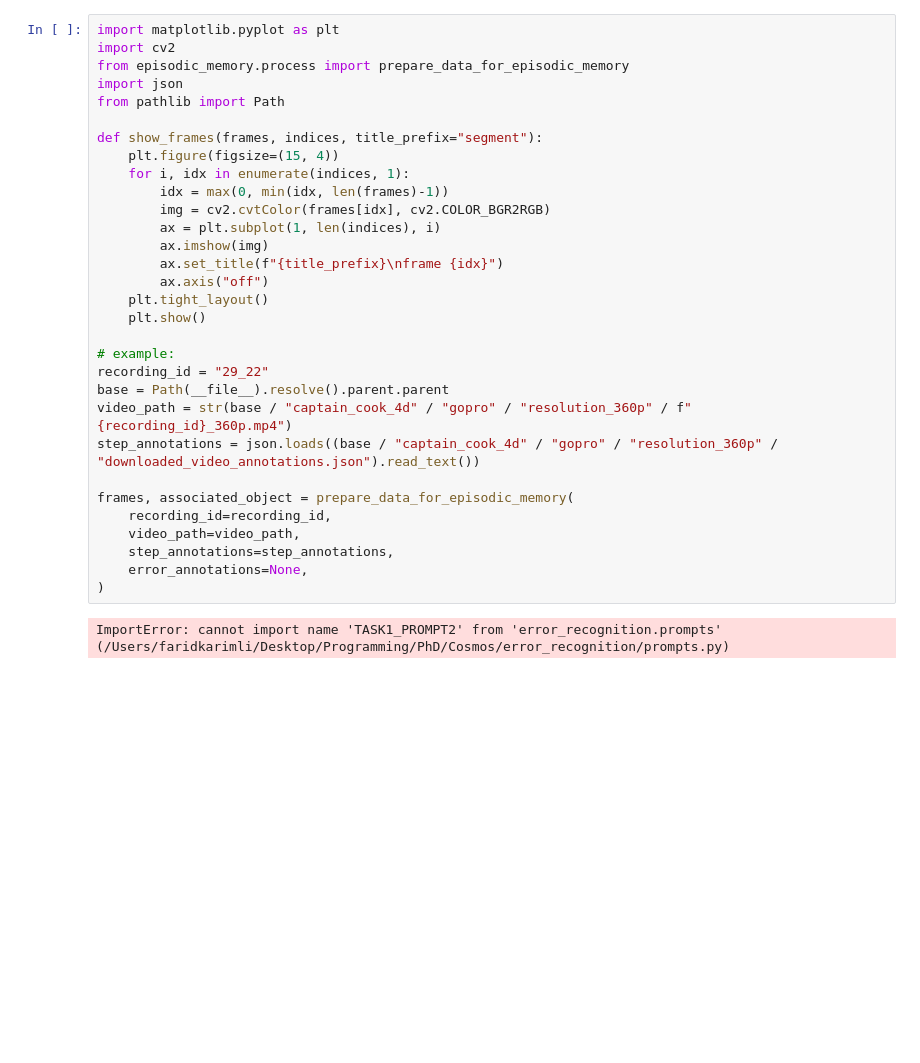
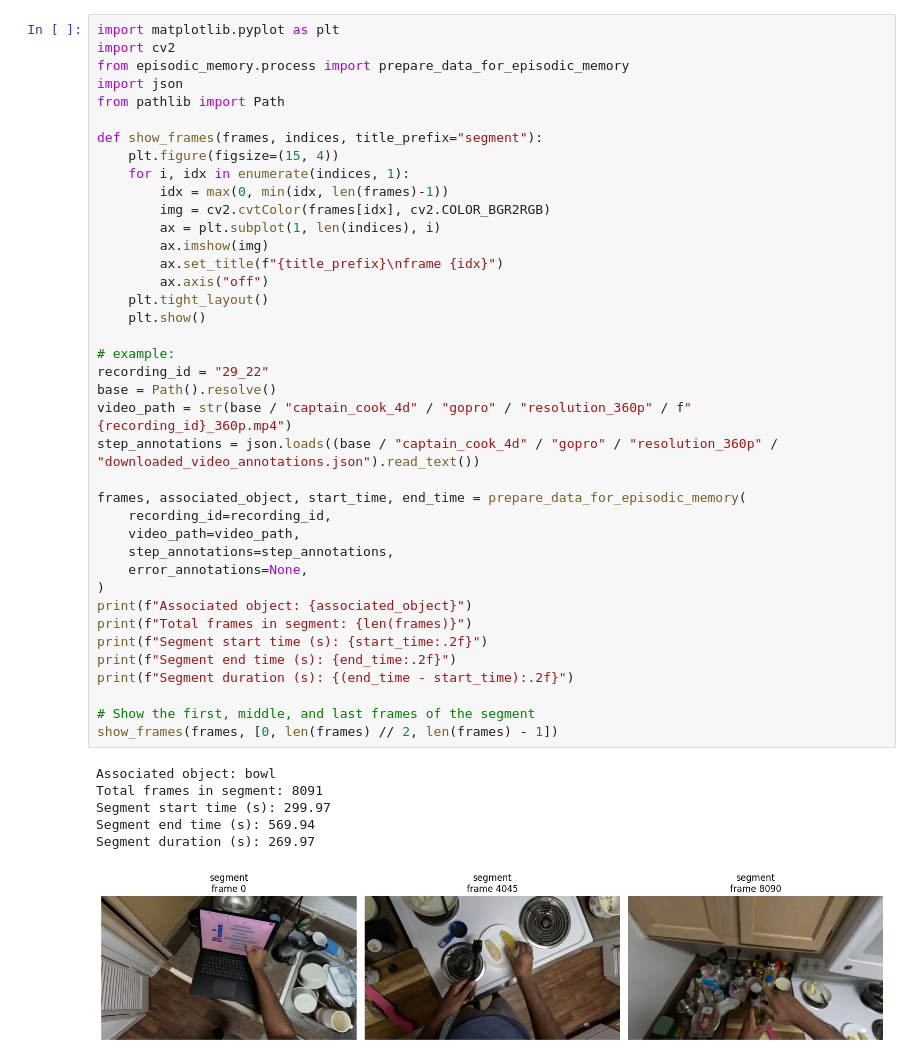
Before and after one commit to Farid-Karimli/cosmos_cooking, a Jupyter notebook: display.ipynb, the cells around one changed output. Drawn from its saved outputs; the diff is of its cells as text; blank space fills up the shorter version.

Commit message:
Optimize episodic mem processing

```diff
--- a/display.ipynb
+++ b/display.ipynb
@@ -1,33 +1,46 @@
 # %%
 import matplotlib.pyplot as plt
 import cv2
 from episodic_memory.process import prepare_data_for_episodic_memory
 import json
 from pathlib import Path
 
 def show_frames(frames, indices, title_prefix="segment"):
     plt.figure(figsize=(15, 4))
     for i, idx in enumerate(indices, 1):
         idx = max(0, min(idx, len(frames)-1))
         img = cv2.cvtColor(frames[idx], cv2.COLOR_BGR2RGB)
         ax = plt.subplot(1, len(indices), i)
         ax.imshow(img)
         ax.set_title(f"{title_prefix}\nframe {idx}")
         ax.axis("off")
     plt.tight_layout()
     plt.show()
 
 # example:
 recording_id = "29_22"
-base = Path(__file__).resolve().parent.parent
+base = Path().resolve()
 video_path = str(base / "captain_cook_4d" / "gopro" / "resolution_360p" / f"{recording_id}_360p.mp4")
 step_annotations = json.loads((base / "captain_cook_4d" / "gopro" / "resolution_360p" / "downloaded_video_annotations.json").read_text())
 
-frames, associated_object = prepare_data_for_episodic_memory(
+frames, associated_object, start_time, end_time = prepare_data_for_episodic_memory(
     recording_id=recording_id,
     video_path=video_path,
     step_annotations=step_annotations,
     error_annotations=None,
 )
+print(f"Associated object: {associated_object}")
+print(f"Total frames in segment: {len(frames)}")
+print(f"Segment start time (s): {start_time:.2f}")
+print(f"Segment end time (s): {end_time:.2f}")
+print(f"Segment duration (s): {(end_time - start_time):.2f}")
+
+# Show the first, middle, and last frames of the segment
+show_frames(frames, [0, len(frames) // 2, len(frames) - 1])
 # %% [output]
-ImportError: cannot import name 'TASK1_PROMPT2' from 'error_recognition.prompts' (/Users/faridkarimli/Desktop/Programming/PhD/Cosmos/error_recognition/prompts.py)
+Associated object: bowl
+Total frames in segment: 8091
+Segment start time (s): 299.97
+Segment end time (s): 569.94
+Segment duration (s): 269.97
+[figure, added]
```
Also changed, not shown: 1 other file.
